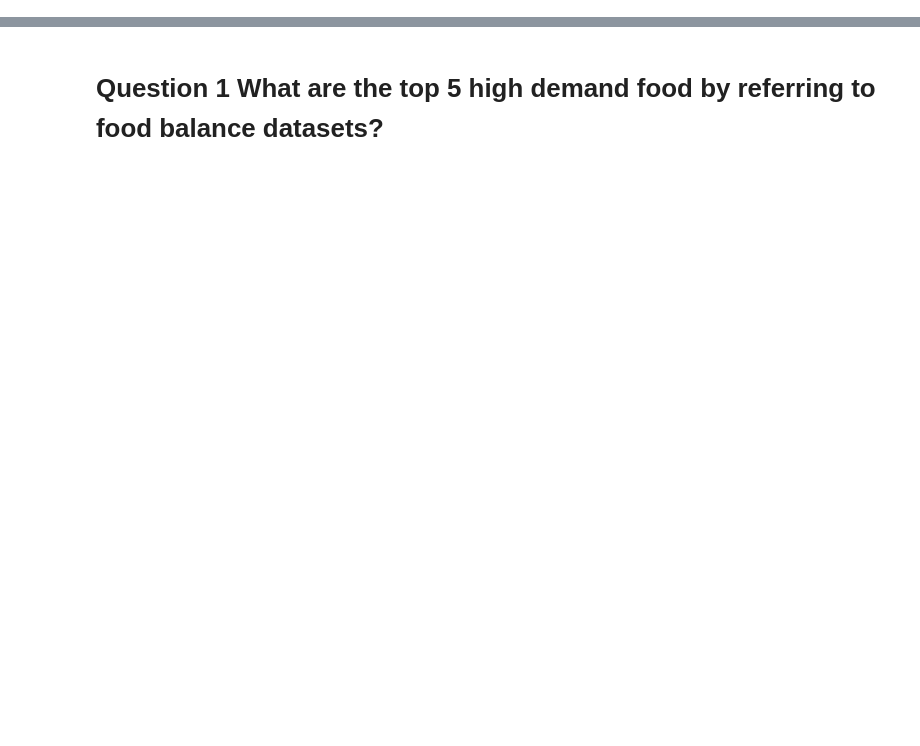
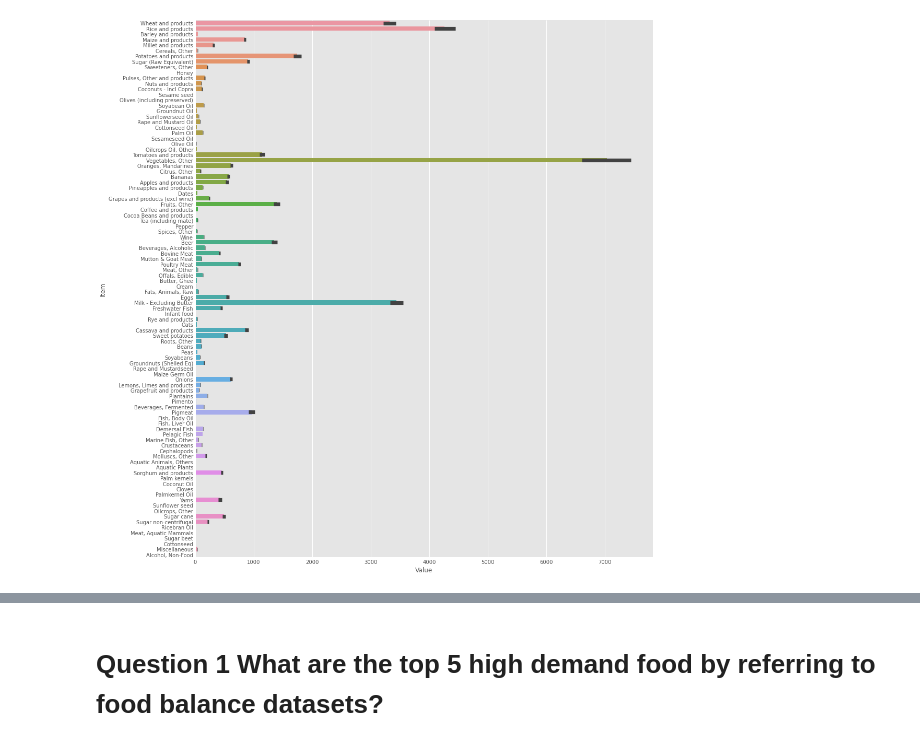
Before and after one commit to minxuan1509/IDS-FAO-Analysis, a Jupyter notebook: IDS FAO.ipynb, the cells around one changed output, grey strips where cells are left out. Saved outputs shown, nothing was run; the diff lists cells and outputs as text; code cells hidden in the pictures; blank space fills up the shorter version.

```diff
--- a/IDS FAO.ipynb
+++ b/IDS FAO.ipynb
@@ -64,0 +37,14 @@ crop.tail()
+# %%
+frames = [food_balance,food_balance2]
+food_balance=pd.concat(frames)
+food_balance = food_balance.drop(['Domain Code','Domain','Area Code','Element Code','Item Code','Year Code','Flag','Flag Description','Unit'],axis=1)
+food_balance
+#fb = food_balance.groupby(['Area','Item'])['Value'].sum()
+
+#x = fb['Item']
+#y = fb['Value']
+#fig = plt.figure(figsize = (10,7))
+#plt.bar(x,y)
+ax = sns.catplot(x='Value',y='Item',data = food_balance,kind="bar",height = 15,aspect=1)
+# %% [output]
+[figure, added]
```
Also changed, not shown: parts of 26 cells of this notebook.
